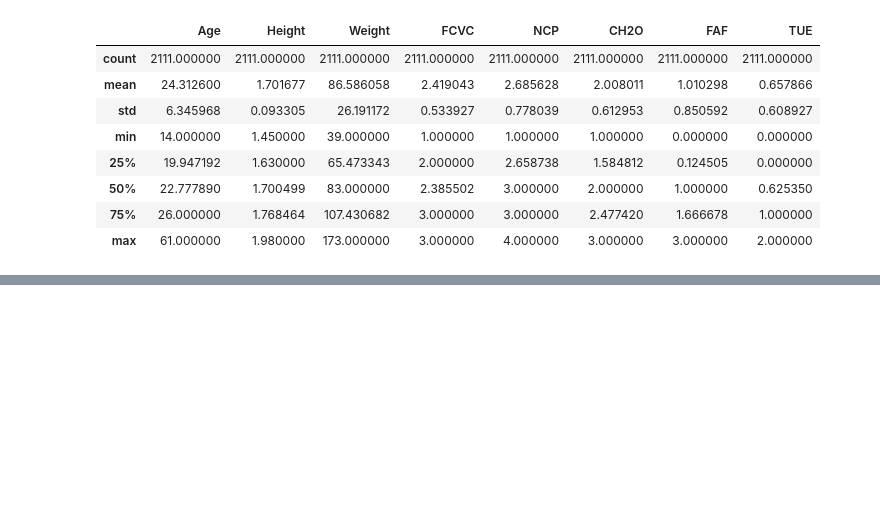
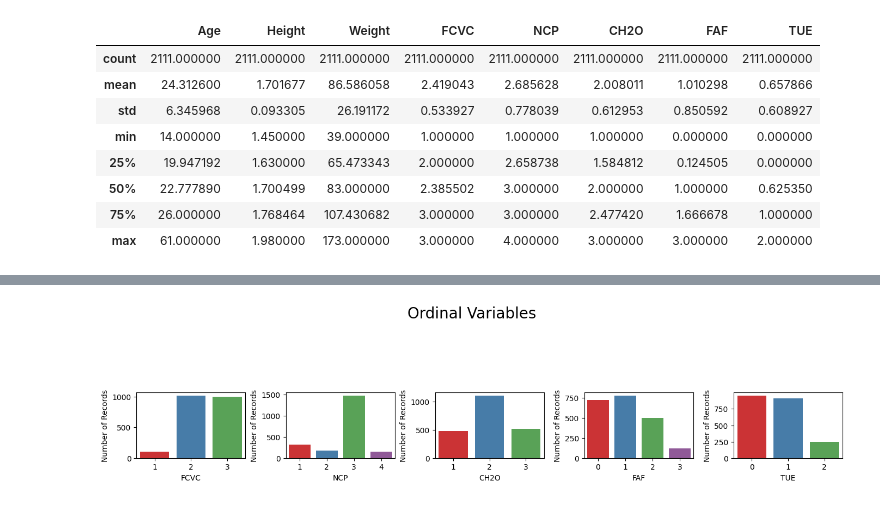
Before and after one commit to v0rein/FinalProject, a Jupyter notebook: Final_Project.ipynb, the cells around one changed output, grey strips where cells are left out. Cells and saved outputs as stored; diff of their text form; code cells hidden in the pictures; blank space fills up the shorter version.

```diff
--- a/Final_Project.ipynb
+++ b/Final_Project.ipynb
@@ -108,0 +169,17 @@ sns.countplot(x= 'NObeyesdad', data = obesity_dataset, palette="flag",edgecolor=
+# %%
+# Assuming obesity_dataset is a valid DataFrame with the specified columns
+
+# columns of interest
+columns = ['FCVC', 'NCP', 'CH2O', 'FAF', 'TUE']
+
+fig, ax = plt.subplots(1, len(columns), figsize=(15, 4))  # Adjust subplot count based on the number of columns
+for col, subplot in zip(columns, ax.flatten()):
+    sns.countplot(data=obesity_dataset, x=col, ax=subplot, palette = "Set1")
+    subplot.set_ylabel("Number of Records")  # Adjust y-axis label
+
+# Show figure & plots
+fig.suptitle("Ordinal Variables", fontsize=20)
+plt.tight_layout(pad=5, w_pad=0.7, h_pad=0.5)
+plt.show()
+# %% [output]
+[figure, added]
```
Also changed, not shown: parts of 17 cells of this notebook.
